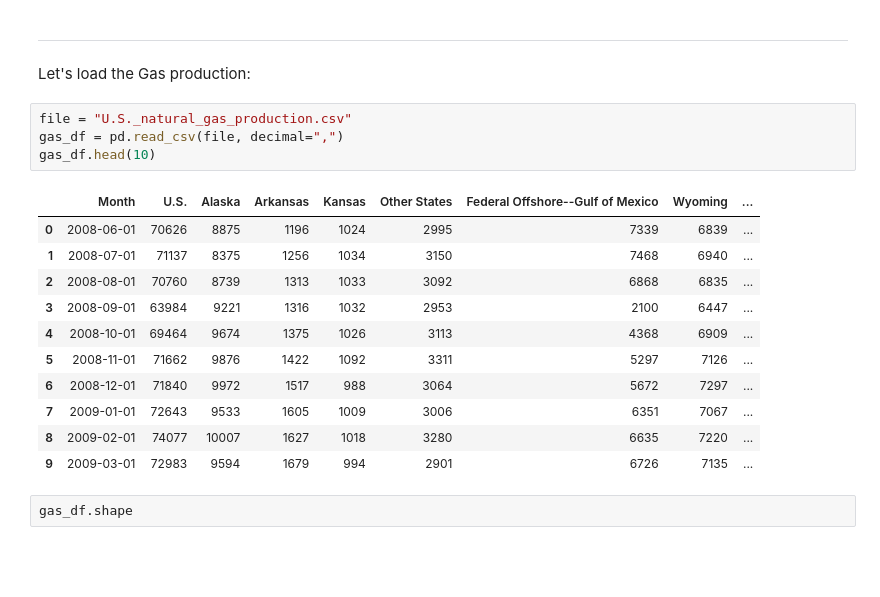
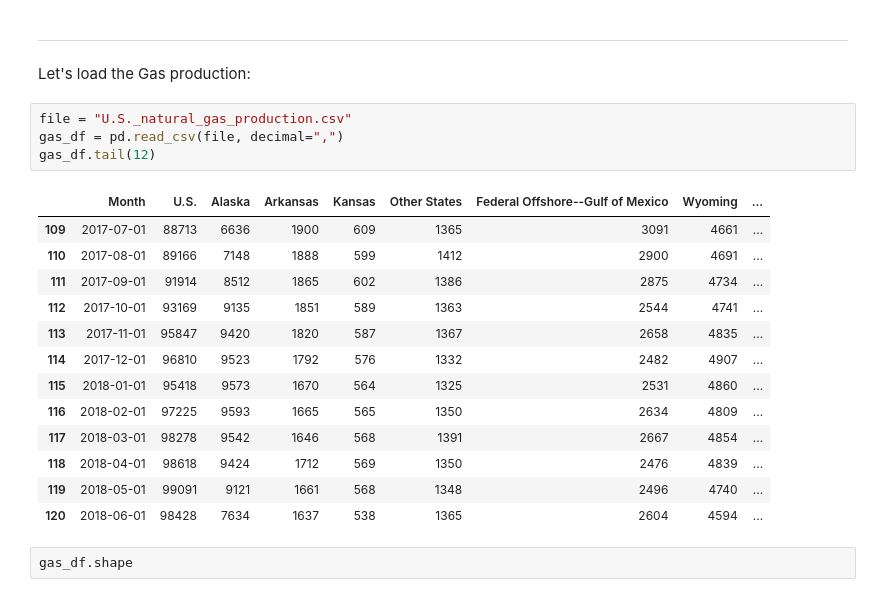
Before and after one commit to vivimtz888/LW-Data-Science, a Jupyter notebook: us-oil-and-gas-production/Exercise.ipynb, the cells around one changed output. Drawn from its saved outputs; the diff is of its cells as text; blank space fills up the shorter version.

```diff
--- a/us-oil-and-gas-production/Exercise.ipynb
+++ b/us-oil-and-gas-production/Exercise.ipynb
@@ -14,19 +14,21 @@ Let's load the Gas production:
 # %%
 file = "U.S._natural_gas_production.csv"
 gas_df = pd.read_csv(file, decimal=",")
-gas_df.head(10)
+gas_df.tail(12)
 # %% [output]
 |  | Month | U.S. | Alaska | Arkansas | Kansas | Other States | Federal Offshore--Gulf of Mexico | Wyoming | ... |
-| 0 | 2008-06-01 | 70626 | 8875 | 1196 | 1024 | 2995 | 7339 | 6839 | ... |
-| 1 | 2008-07-01 | 71137 | 8375 | 1256 | 1034 | 3150 | 7468 | 6940 | ... |
-| 2 | 2008-08-01 | 70760 | 8739 | 1313 | 1033 | 3092 | 6868 | 6835 | ... |
-| 3 | 2008-09-01 | 63984 | 9221 | 1316 | 1032 | 2953 | 2100 | 6447 | ... |
-| 4 | 2008-10-01 | 69464 | 9674 | 1375 | 1026 | 3113 | 4368 | 6909 | ... |
-| 5 | 2008-11-01 | 71662 | 9876 | 1422 | 1092 | 3311 | 5297 | 7126 | ... |
-| 6 | 2008-12-01 | 71840 | 9972 | 1517 | 988 | 3064 | 5672 | 7297 | ... |
-| 7 | 2009-01-01 | 72643 | 9533 | 1605 | 1009 | 3006 | 6351 | 7067 | ... |
-| 8 | 2009-02-01 | 74077 | 10007 | 1627 | 1018 | 3280 | 6635 | 7220 | ... |
-| 9 | 2009-03-01 | 72983 | 9594 | 1679 | 994 | 2901 | 6726 | 7135 | ... |
+| 109 | 2017-07-01 | 88713 | 6636 | 1900 | 609 | 1365 | 3091 | 4661 | ... |
+| 110 | 2017-08-01 | 89166 | 7148 | 1888 | 599 | 1412 | 2900 | 4691 | ... |
+| 111 | 2017-09-01 | 91914 | 8512 | 1865 | 602 | 1386 | 2875 | 4734 | ... |
+| 112 | 2017-10-01 | 93169 | 9135 | 1851 | 589 | 1363 | 2544 | 4741 | ... |
+| 113 | 2017-11-01 | 95847 | 9420 | 1820 | 587 | 1367 | 2658 | 4835 | ... |
+| 114 | 2017-12-01 | 96810 | 9523 | 1792 | 576 | 1332 | 2482 | 4907 | ... |
+| 115 | 2018-01-01 | 95418 | 9573 | 1670 | 564 | 1325 | 2531 | 4860 | ... |
+| 116 | 2018-02-01 | 97225 | 9593 | 1665 | 565 | 1350 | 2634 | 4809 | ... |
+| 117 | 2018-03-01 | 98278 | 9542 | 1646 | 568 | 1391 | 2667 | 4854 | ... |
+| 118 | 2018-04-01 | 98618 | 9424 | 1712 | 569 | 1350 | 2476 | 4839 | ... |
+| 119 | 2018-05-01 | 99091 | 9121 | 1661 | 568 | 1348 | 2496 | 4740 | ... |
+| 120 | 2018-06-01 | 98428 | 7634 | 1637 | 538 | 1365 | 2604 | 4594 | ... |
 # %%
 gas_df.shape
 # %% [output]
```
Also changed, not shown: parts of 4 cells of this notebook.
